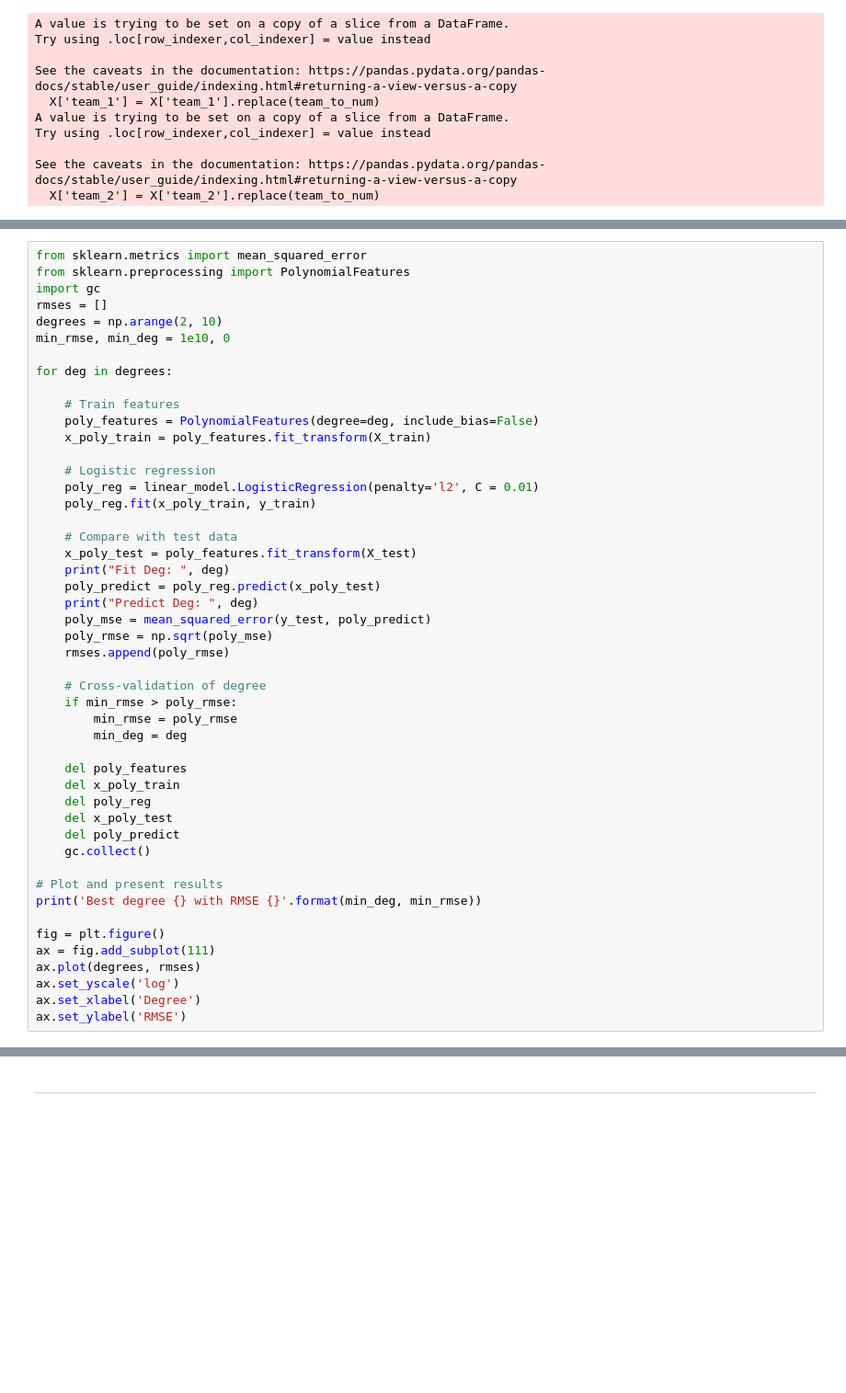
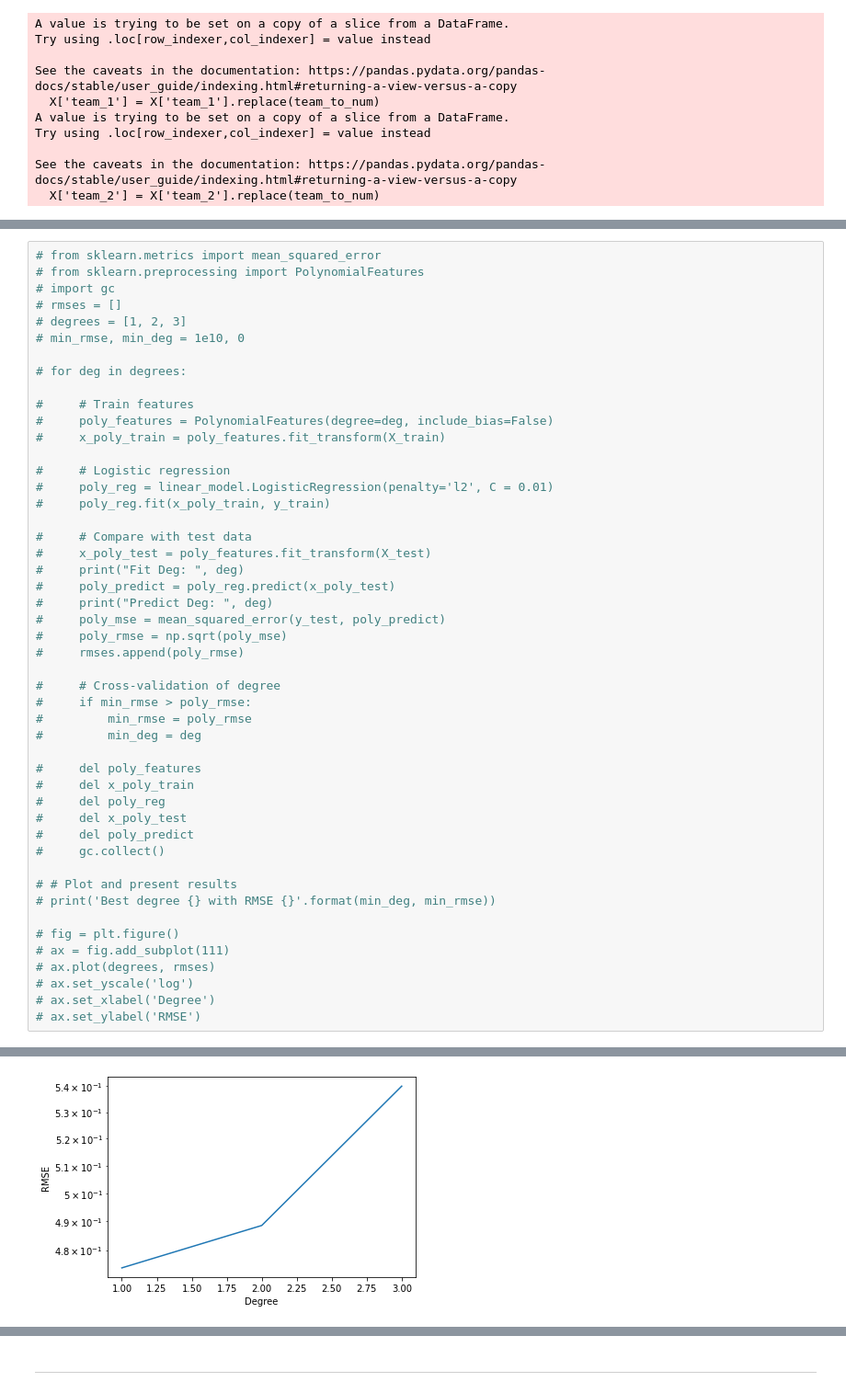
Before and after one commit to Taaseen-Ali/CSGO-Winner-Predictor, a Jupyter notebook: Logistic-Regression.ipynb, the cells around one changed output, grey strips where cells are left out. Shown at 92% size. Cells and saved outputs as stored; diff of their text form; blank space fills up the shorter version.

```diff
--- a/Logistic-Regression.ipynb
+++ b/Logistic-Regression.ipynb
@@ -455,48 +464,49 @@ X_test = scaler.transform(X_test)
 # %%
-from sklearn.metrics import mean_squared_error
-from sklearn.preprocessing import PolynomialFeatures
-import gc
-rmses = []
-degrees = np.arange(2, 10)
-min_rmse, min_deg = 1e10, 0
+# from sklearn.metrics import mean_squared_error
+# from sklearn.preprocessing import PolynomialFeatures
+# import gc
+# rmses = []
+# degrees = [1, 2, 3]
+# min_rmse, min_deg = 1e10, 0
 
-for deg in degrees:
+# for deg in degrees:
 
-    # Train features
-    poly_features = PolynomialFeatures(degree=deg, include_bias=False)
-    x_poly_train = poly_features.fit_transform(X_train)
+#     # Train features
+#     poly_features = PolynomialFeatures(degree=deg, include_bias=False)
+#     x_poly_train = poly_features.fit_transform(X_train)
 
-    # Logistic regression
-    poly_reg = linear_model.LogisticRegression(penalty='l2', C = 0.01)
-    poly_reg.fit(x_poly_train, y_train)
+#     # Logistic regression
+#     poly_reg = linear_model.LogisticRegression(penalty='l2', C = 0.01)
+#     poly_reg.fit(x_poly_train, y_train)
 
-    # Compare with test data
-    x_poly_test = poly_features.fit_transform(X_test)
-    print("Fit Deg: ", deg)
-    poly_predict = poly_reg.predict(x_poly_test)
-    print("Predict Deg: ", deg)
-    poly_mse = mean_squared_error(y_test, poly_predict)
-    poly_rmse = np.sqrt(poly_mse)
-    rmses.append(poly_rmse)
+#     # Compare with test data
+#     x_poly_test = poly_features.fit_transform(X_test)
+#     print("Fit Deg: ", deg)
+#     poly_predict = poly_reg.predict(x_poly_test)
+#     print("Predict Deg: ", deg)
+#     poly_mse = mean_squared_error(y_test, poly_predict)
+#     poly_rmse = np.sqrt(poly_mse)
+#     rmses.append(poly_rmse)
 
-    # Cross-validation of degree
-    if min_rmse > poly_rmse:
-        min_rmse = poly_rmse
-        min_deg = deg
+#     # Cross-validation of degree
+#     if min_rmse > poly_rmse:
+#         min_rmse = poly_rmse
+#         min_deg = deg
 
-    del poly_features
-    del x_poly_train
-    del poly_reg
-    del x_poly_test
-    del poly_predict
-    gc.collect()
+#     del poly_features
+#     del x_poly_train
+#     del poly_reg
+#     del x_poly_test
+#     del poly_predict
+#     gc.collect()
 
-# Plot and present results
-print('Best degree {} with RMSE {}'.format(min_deg, min_rmse))
+# # Plot and present results
+# print('Best degree {} with RMSE {}'.format(min_deg, min_rmse))
 
-fig = plt.figure()
-ax = fig.add_subplot(111)
-ax.plot(degrees, rmses)
-ax.set_yscale('log')
-ax.set_xlabel('Degree')
-ax.set_ylabel('RMSE')
+# fig = plt.figure()
+# ax = fig.add_subplot(111)
+# ax.plot(degrees, rmses)
+# ax.set_yscale('log')
+# ax.set_xlabel('Degree')
+# ax.set_ylabel('RMSE')
+# %% [output]
@@ -503 +535,2 @@ ax.set_ylabel('RMSE')
+[figure, added]
 # %%
```
Also changed, not shown: parts of 24 cells of this notebook, 1 other file.
